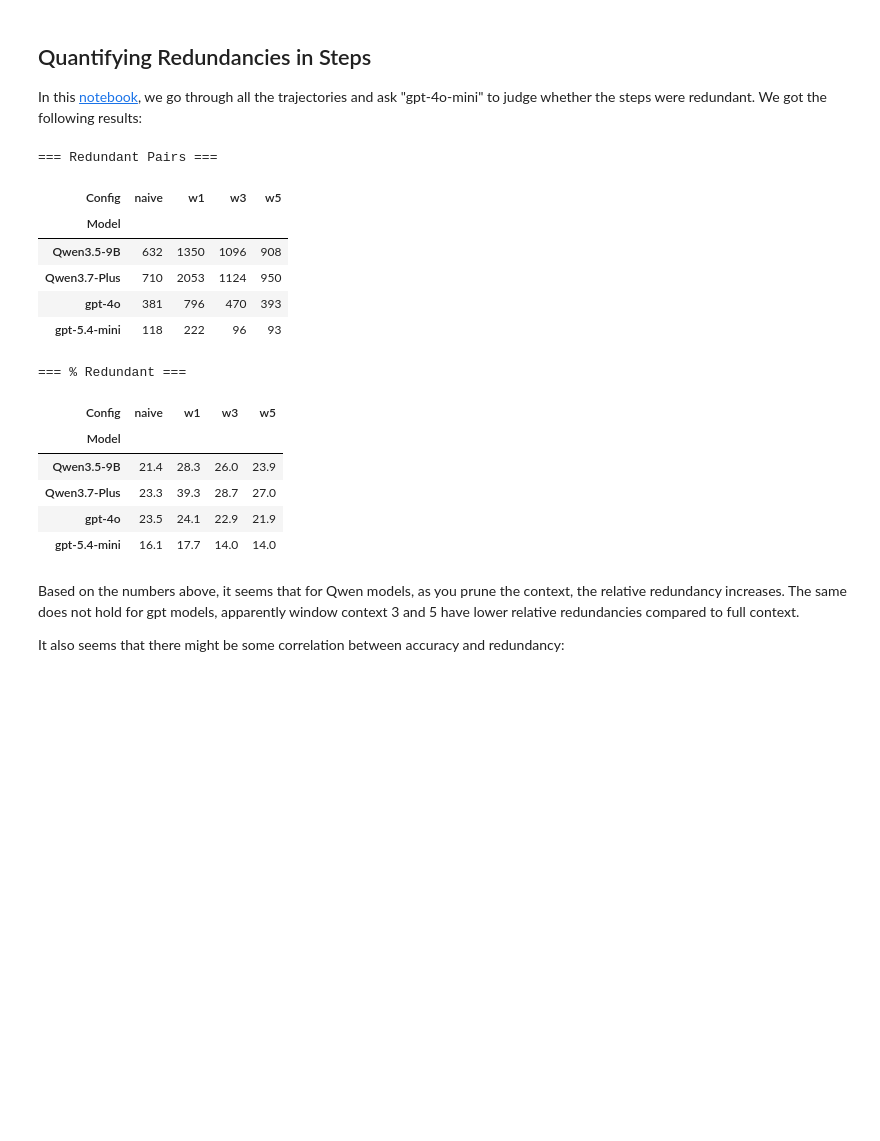
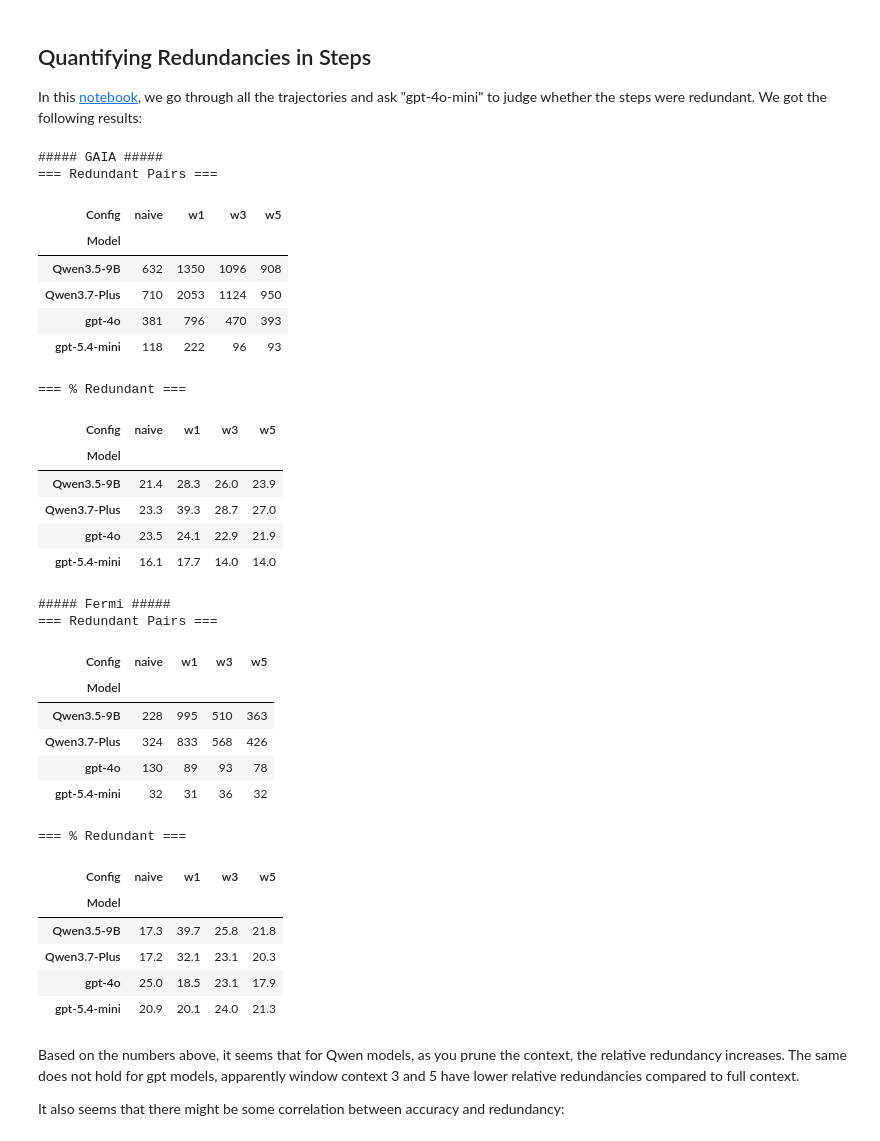
Before and after one commit to PoorvaGarg/smolagents, a Jupyter notebook: notes.ipynb, the cells around one changed output. Drawn from its saved outputs; the diff is of its cells as text; code cells hidden in the pictures; blank space fills up the shorter version.

```diff
--- a/notes.ipynb
+++ b/notes.ipynb
@@ -226,12 +317,12 @@ import json
 
 STEP_INDEPENDENCE_DIR = Path("step_independence")
 
-# Reuses CONFIG_DIRS (model -> {naive/w1/w3/w5: pkl_dir}) and CONFIG_ORDER defined in the
-# Markov ReAct cell above.
+# Reuses CONFIG_DIRS/FERMI_CONFIG_DIRS (model -> {naive/w1/w3/w5: pkl_dir}) and CONFIG_ORDER
+# defined in the Markov ReAct cell above.
 
-def load_redundant_pairs(model_name: str, config_name: str) -> list[dict]:
+def load_redundant_pairs(model_name: str, config_name: str, prefix: str = "") -> list[dict]:
     key = model_name if config_name == "naive" else f"{model_name}_{config_name}"
-    path = STEP_INDEPENDENCE_DIR / f"redundant_pairs_{key}.json"
+    path = STEP_INDEPENDENCE_DIR / f"redundant_pairs_{prefix}{key}.json"
     if not path.exists():
         return []
     with open(path) as f:
@@ -242,45 +333,71 @@ def load_redundant_pairs(model_name: str, config_name: str) -> list[dict]:
 def total_pairs(pkl_dir: Path) -> int:
     """Total number of consecutive step-pairs across every trajectory in pkl_dir."""
     total = 0
     for pkl_file in pkl_dir.glob("*.pkl"):
         with open(pkl_file, "rb") as f:
             traj = pickle.load(f)
         total += max(0, traj.get("num_steps", 0) - 1)
     return total
 
 
-redundancy_rows = []
-for model_name, configs in CONFIG_DIRS.items():
-    for config_name, pkl_dir in configs.items():
-        n_redundant = len(load_redundant_pairs(model_name, config_name))
-        n_total = total_pairs(pkl_dir) if pkl_dir.exists() else 0
-        redundancy_rows.append({
-            "Model": model_name,
-            "Config": config_name,
-            "Redundant Pairs": n_redundant,
-            "% Redundant": round(100 * n_redundant / n_total, 1) if n_total else None,
-        })
+def build_redundancy_df(config_dirs: dict, prefix: str = "") -> pd.DataFrame:
+    rows = []
+    for model_name, configs in config_dirs.items():
+        for config_name, pkl_dir in configs.items():
+            n_redundant = len(load_redundant_pairs(model_name, config_name, prefix))
+            n_total = total_pairs(pkl_dir) if pkl_dir.exists() else 0
+            rows.append({
+                "Model": model_name,
+                "Config": config_name,
+                "Redundant Pairs": n_redundant,
+                "% Redundant": round(100 * n_redundant / n_total, 1) if n_total else None,
+            })
+    return pd.DataFrame(rows)
 
-redundancy_df = pd.DataFrame(redundancy_rows)
 
+redundancy_df = build_redundancy_df(CONFIG_DIRS)
+fermi_redundancy_df = build_redundancy_df(FERMI_CONFIG_DIRS, prefix="fermi_")
+
+print("##### GAIA #####")
 for metric in ["Redundant Pairs", "% Redundant"]:
     print(f"=== {metric} ===")
     display(redundancy_df.pivot(index="Model", columns="Config", values=metric)[CONFIG_ORDER])
+
+print("\n##### Fermi #####")
+for metric in ["Redundant Pairs", "% Redundant"]:
+    print(f"=== {metric} ===")
+    display(fermi_redundancy_df.pivot(index="Model", columns="Config", values=metric)[CONFIG_ORDER])
 # %% [output]
+##### GAIA #####
 === Redundant Pairs ===
 | Config | naive | w1 | w3 | w5 |
 | Model |  |  |  |  |
 | Qwen3.5-9B | 632 | 1350 | 1096 | 908 |
 | Qwen3.7-Plus | 710 | 2053 | 1124 | 950 |
 | gpt-4o | 381 | 796 | 470 | 393 |
 | gpt-5.4-mini | 118 | 222 | 96 | 93 |
 === % Redundant ===
 | Config | naive | w1 | w3 | w5 |
 | Model |  |  |  |  |
 | Qwen3.5-9B | 21.4 | 28.3 | 26.0 | 23.9 |
 | Qwen3.7-Plus | 23.3 | 39.3 | 28.7 | 27.0 |
 | gpt-4o | 23.5 | 24.1 | 22.9 | 21.9 |
 | gpt-5.4-mini | 16.1 | 17.7 | 14.0 | 14.0 |
+##### Fermi #####
+=== Redundant Pairs ===
+| Config | naive | w1 | w3 | w5 |
+| Model |  |  |  |  |
+| Qwen3.5-9B | 228 | 995 | 510 | 363 |
+| Qwen3.7-Plus | 324 | 833 | 568 | 426 |
+| gpt-4o | 130 | 89 | 93 | 78 |
+| gpt-5.4-mini | 32 | 31 | 36 | 32 |
+=== % Redundant ===
+| Config | naive | w1 | w3 | w5 |
+| Model |  |  |  |  |
+| Qwen3.5-9B | 17.3 | 39.7 | 25.8 | 21.8 |
+| Qwen3.7-Plus | 17.2 | 32.1 | 23.1 | 20.3 |
+| gpt-4o | 25.0 | 18.5 | 23.1 | 17.9 |
+| gpt-5.4-mini | 20.9 | 20.1 | 24.0 | 21.3 |
 # %% [markdown]
 Based on the numbers above, it seems that for Qwen models, as you prune the context, the relative redundancy increases. The same does not hold for gpt models, apparently window context 3 and 5 have lower relative redundancies compared to full context.
 
```
Also changed, not shown: parts of 9 cells of this notebook, 8 other files.
